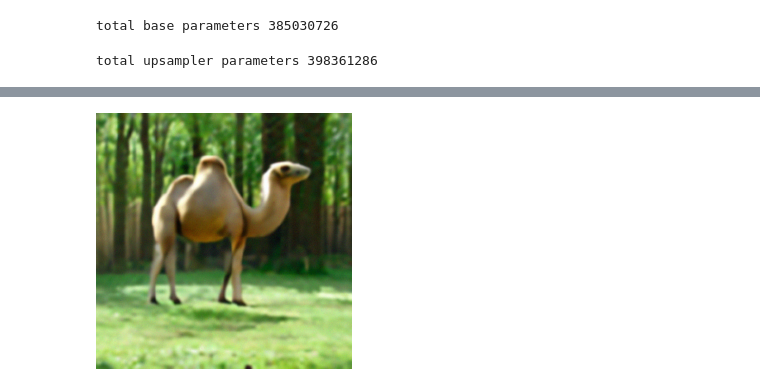
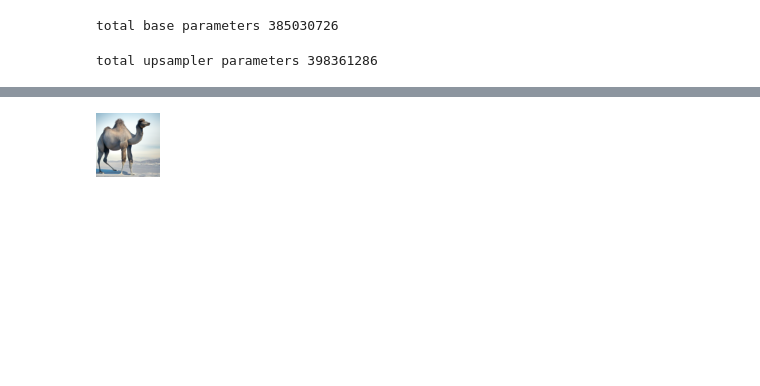
Before and after one commit to energy-based-model/Compositional-Visual-Generation-with-Composable-Diffusion-Models-PyTorch, a Jupyter notebook: notebooks/compose_glide.ipynb, the cells around one changed output, grey strips where cells are left out. Cells and saved outputs as stored; diff of their text form; code cells hidden in the pictures; blank space fills up the shorter version.

```diff
--- a/notebooks/compose_glide.ipynb
+++ b/notebooks/compose_glide.ipynb
@@ -75,7 +77,7 @@ def show_images(batch: th.Tensor):
 # %%
 # Sampling parameters
 #@markdown `prompt`: when composing  multiple sentences, using `|` as the delimiter.
-prompt = "a camel | a forest" #@param{type: 'string'}
+prompt = "a camel | the arctic" #@param{type: 'string'}
 prompts = [x.strip() for x in prompt.split('|')]
 print(prompts)
 batch_size = 1
@@ -153,45 +153,50 @@ show_images(samples)
+# %%
+# sampling 64x64 images
+samples = sample_64(prompts)
+show_images(samples)
+# %% [output]
+[figure, added]
 # %%
 ##############################
 # Upsample the 64x64 samples #
 ##############################
 
-tokens = model_up.tokenizer.encode("".join(prompts))
-tokens, mask = model_up.tokenizer.padded_tokens_and_mask(
-    tokens, options_up['text_ctx']
-)
+def upsampling_256(prompts, samples):
+  tokens = model_up.tokenizer.encode("".join(prompts))
+  tokens, mask = model_up.tokenizer.padded_tokens_and_mask(
+      tokens, options_up['text_ctx']
+  )
 
-# Create the model conditioning dict.
-model_kwargs = dict(
-    # Low-res image to upsample.
-    low_res=((samples+1)*127.5).round()/127.5 - 1,
+  # Create the model conditioning dict.
+  model_kwargs = dict(
+      # Low-res image to upsample.
+      low_res=((samples+1)*127.5).round()/127.5 - 1,
 
-    # Text tokens
-    tokens=th.tensor(
-        [tokens] * batch_size, device=device
-    ),
-    mask=th.tensor(
-        [mask] * batch_size,
-        dtype=th.bool,
-        device=device,
-    ),
-)
+      # Text tokens
+      tokens=th.tensor(
+          [tokens] * batch_size, device=device
+      ),
+      mask=th.tensor(
+          [mask] * batch_size,
+          dtype=th.bool,
+          device=device,
+      ),
+  )
 
-# Sample from the base model.
-model_up.del_cache()
-up_shape = (batch_size, 3, options_up["image_size"], options_up["image_size"])
-up_samples = diffusion_up.ddim_sample_loop(
-    model_up,
-    up_shape,
-    noise=th.randn(up_shape, device=device) * upsample_temp,
-    device=device,
-    clip_denoised=True,
-    progress=True,
-    model_kwargs=model_kwargs,
-    cond_fn=None,
-)[:batch_size]
-model_up.del_cache()
+  # Sample from the base model.
+  model_up.del_cache()
+  up_shape = (batch_size, 3, options_up["image_size"], options_up["image_size"])
+  up_samples = diffusion_up.ddim_sample_loop(
+      model_up,
+      up_shape,
+      noise=th.randn(up_shape, device=device) * upsample_temp,
+      device=device,
+      clip_denoised=True,
+      progress=True,
+      model_kwargs=model_kwargs,
+      cond_fn=None,
+  )[:batch_size]
+  model_up.del_cache()
 
-# Show the output
-show_images(up_samples)
+  # Show the output
+  return up_samples
-# %% [output]
-[figure, removed]
```
Also changed, not shown: parts of 10 cells of this notebook.
